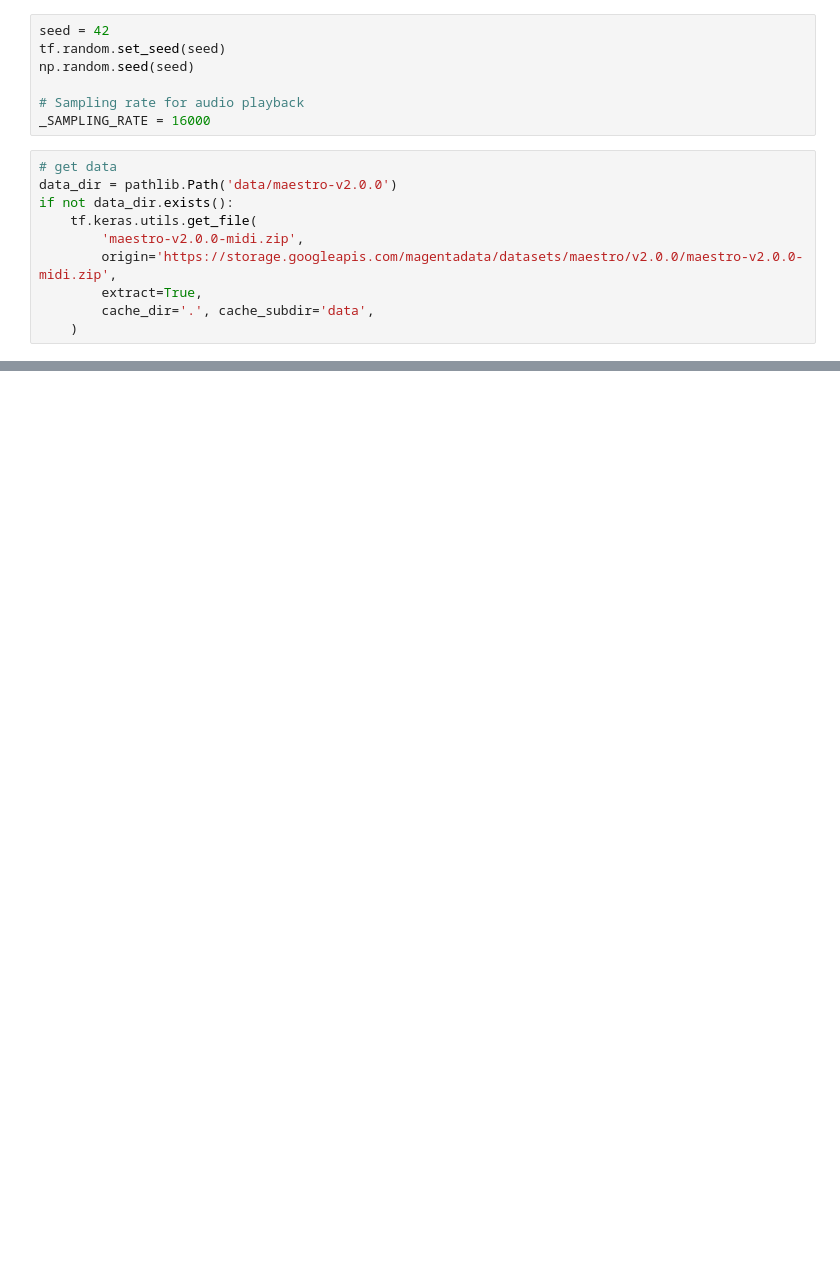
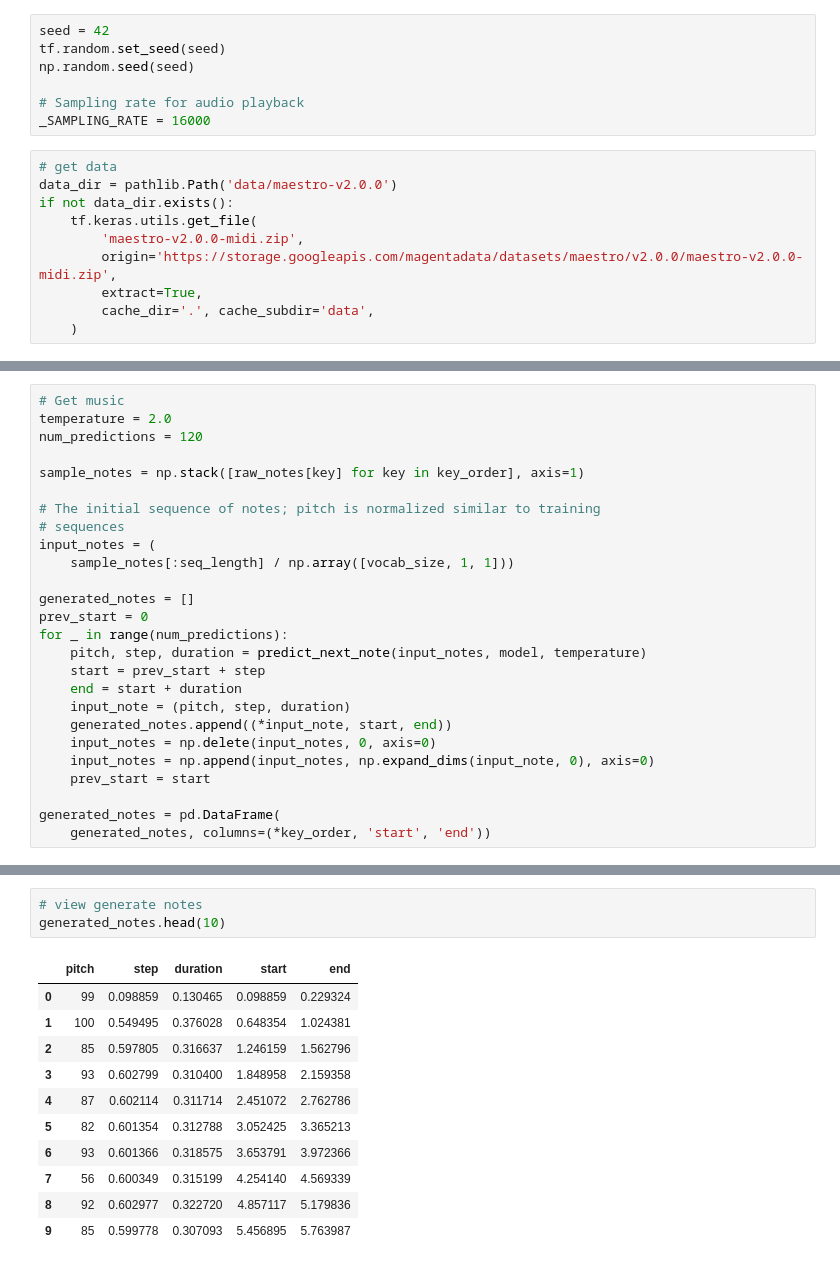
Before and after one commit to urd00m/AI-Projects, a Jupyter notebook: tensorflow_play/audio_tf/generate_music.ipynb, the cells around one changed output, grey strips where cells are left out. Cells and saved outputs as stored; diff of their text form; blank space fills up the shorter version.

Commit message:
generative RNN for music

```diff
--- a/tensorflow_play/audio_tf/generate_music.ipynb
+++ b/tensorflow_play/audio_tf/generate_music.ipynb
@@ -50,0 +496,26 @@ display_audio(pm)
+# %%
+# Get music
+temperature = 2.0
+num_predictions = 120
+
+sample_notes = np.stack([raw_notes[key] for key in key_order], axis=1)
+
+# The initial sequence of notes; pitch is normalized similar to training
+# sequences
+input_notes = (
+    sample_notes[:seq_length] / np.array([vocab_size, 1, 1]))
+
+generated_notes = []
+prev_start = 0
+for _ in range(num_predictions):
+    pitch, step, duration = predict_next_note(input_notes, model, temperature)
+    start = prev_start + step
+    end = start + duration
+    input_note = (pitch, step, duration)
+    generated_notes.append((*input_note, start, end))
+    input_notes = np.delete(input_notes, 0, axis=0)
+    input_notes = np.append(input_notes, np.expand_dims(input_note, 0), axis=0)
+    prev_start = start
+
+generated_notes = pd.DataFrame(
+    generated_notes, columns=(*key_order, 'start', 'end'))
@@ -50,0 +540,15 @@ display_audio(pm)
+# %%
+# view generate notes
+generated_notes.head(10)
+# %% [output]
+|  | pitch | step | duration | start | end |
+| 0 | 99 | 0.098859 | 0.130465 | 0.098859 | 0.229324 |
+| 1 | 100 | 0.549495 | 0.376028 | 0.648354 | 1.024381 |
+| 2 | 85 | 0.597805 | 0.316637 | 1.246159 | 1.562796 |
+| 3 | 93 | 0.602799 | 0.310400 | 1.848958 | 2.159358 |
+| 4 | 87 | 0.602114 | 0.311714 | 2.451072 | 2.762786 |
+| 5 | 82 | 0.601354 | 0.312788 | 3.052425 | 3.365213 |
+| 6 | 93 | 0.601366 | 0.318575 | 3.653791 | 3.972366 |
+| 7 | 56 | 0.600349 | 0.315199 | 4.254140 | 4.569339 |
+| 8 | 92 | 0.602977 | 0.322720 | 4.857117 | 5.179836 |
+| 9 | 85 | 0.599778 | 0.307093 | 5.456895 | 5.763987 |
```
Also changed, not shown: parts of 28 cells of this notebook.
